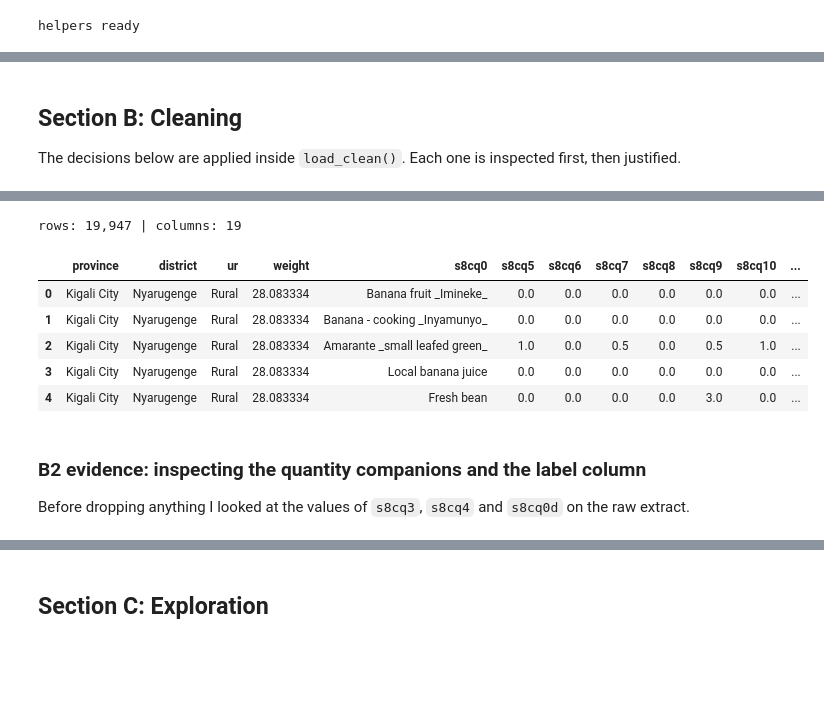
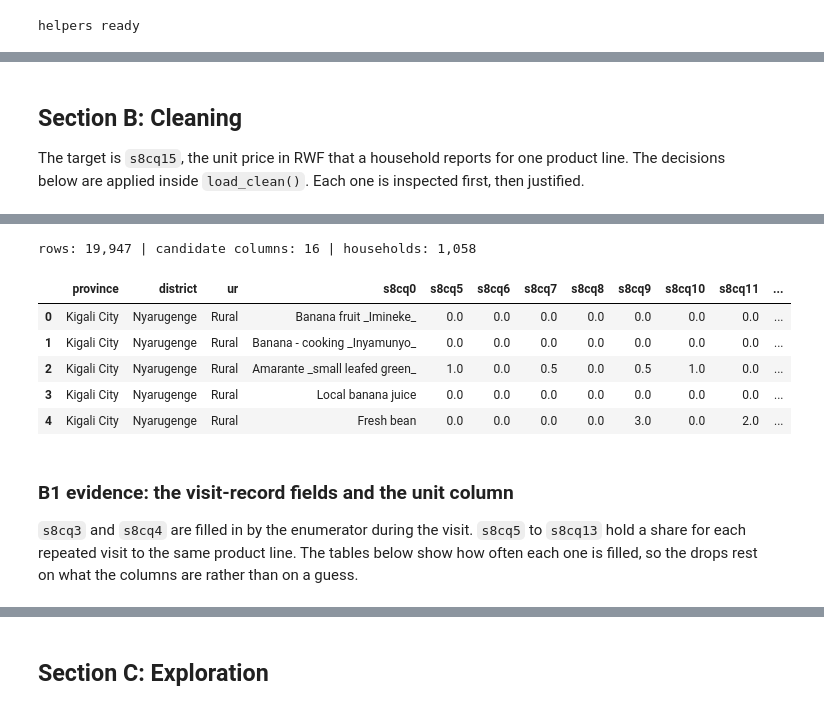
Before and after one commit to elkuradusenge/linear_regression_model, a Jupyter notebook: summative/linear_regression/multivariate.ipynb, the cells around one changed output, grey strips where cells are left out. Cells and saved outputs as stored; diff of their text form; code cells hidden in the pictures; blank space fills up the shorter version.

```diff
--- a/summative/linear_regression/multivariate.ipynb
+++ b/summative/linear_regression/multivariate.ipynb
@@ -187,9 +261,10 @@ common in another region or season.
 # %% [markdown]
 ## Section B: Cleaning
 
-The decisions below are applied inside `load_clean()`. Each one is inspected first, then justified.
+The target is `s8cq15`, the unit price in RWF that a household reports for one product line. The
+decisions below are applied inside `load_clean()`. Each one is inspected first, then justified.
 # %%
-df = load_clean()
-print(f"rows: {len(df):,} | columns: {df.shape[1]}")
+df, household = load_clean()
+print(f"rows: {len(df):,} | candidate columns: {len(CANDIDATE_COLUMNS)} | households: {household.nunique():,}")
 df.head()
 # %% [output]
@@ -197,12 +273,14 @@ Warning: You are sending unauthenticated requests to the HF Hub. Please set a HF
-rows: 19,947 | columns: 19
+rows: 19,947 | candidate columns: 16 | households: 1,058
-|  | province | district | ur | weight | s8cq0 | s8cq5 | s8cq6 | s8cq7 | s8cq8 | s8cq9 | s8cq10 | ... |
-| 0 | Kigali City | Nyarugenge | Rural | 28.083334 | Banana fruit _Imineke_ | 0.0 | 0.0 | 0.0 | 0.0 | 0.0 | 0.0 | ... |
-| 1 | Kigali City | Nyarugenge | Rural | 28.083334 | Banana - cooking _Inyamunyo_ | 0.0 | 0.0 | 0.0 | 0.0 | 0.0 | 0.0 | ... |
-| 2 | Kigali City | Nyarugenge | Rural | 28.083334 | Amarante _small leafed green_ | 1.0 | 0.0 | 0.5 | 0.0 | 0.5 | 1.0 | ... |
-| 3 | Kigali City | Nyarugenge | Rural | 28.083334 | Local banana juice | 0.0 | 0.0 | 0.0 | 0.0 | 0.0 | 0.0 | ... |
-| 4 | Kigali City | Nyarugenge | Rural | 28.083334 | Fresh bean | 0.0 | 0.0 | 0.0 | 0.0 | 3.0 | 0.0 | ... |
+|  | province | district | ur | s8cq0 | s8cq5 | s8cq6 | s8cq7 | s8cq8 | s8cq9 | s8cq10 | s8cq11 | ... |
+| 0 | Kigali City | Nyarugenge | Rural | Banana fruit _Imineke_ | 0.0 | 0.0 | 0.0 | 0.0 | 0.0 | 0.0 | 0.0 | ... |
+| 1 | Kigali City | Nyarugenge | Rural | Banana - cooking _Inyamunyo_ | 0.0 | 0.0 | 0.0 | 0.0 | 0.0 | 0.0 | 0.0 | ... |
+| 2 | Kigali City | Nyarugenge | Rural | Amarante _small leafed green_ | 1.0 | 0.0 | 0.5 | 0.0 | 0.5 | 1.0 | 0.0 | ... |
+| 3 | Kigali City | Nyarugenge | Rural | Local banana juice | 0.0 | 0.0 | 0.0 | 0.0 | 0.0 | 0.0 | 0.0 | ... |
+| 4 | Kigali City | Nyarugenge | Rural | Fresh bean | 0.0 | 0.0 | 0.0 | 0.0 | 3.0 | 0.0 | 2.0 | ... |
-# %% [markdown]
-### B2 evidence: inspecting the quantity companions and the label column
-
-Before dropping anything I looked at the values of `s8cq3`, `s8cq4` and `s8cq0d` on the raw extract.
+# %% [markdown]
+### B1 evidence: the visit-record fields and the unit column
+
+`s8cq3` and `s8cq4` are filled in by the enumerator during the visit. `s8cq5` to `s8cq13` hold a share
+for each repeated visit to the same product line. The tables below show how often each one is filled,
+so the drops rest on what the columns are rather than on a guess.
 # %%
```
Also changed, not shown: parts of 79 cells of this notebook, 15 other files.
